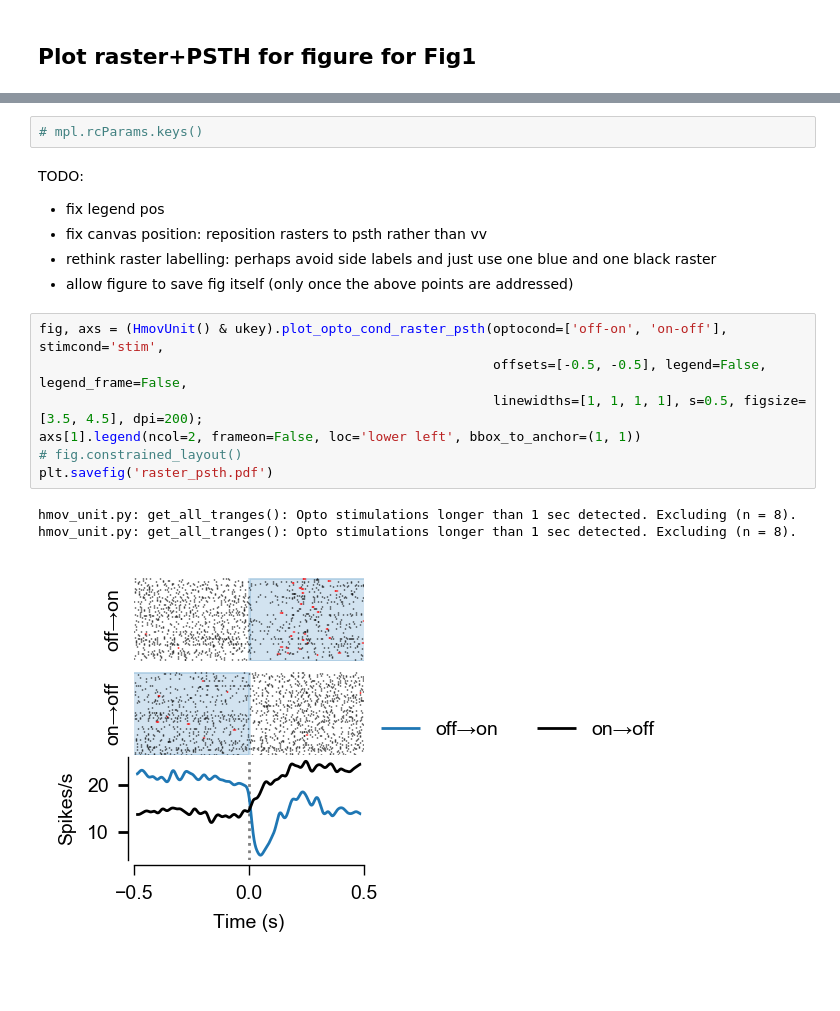
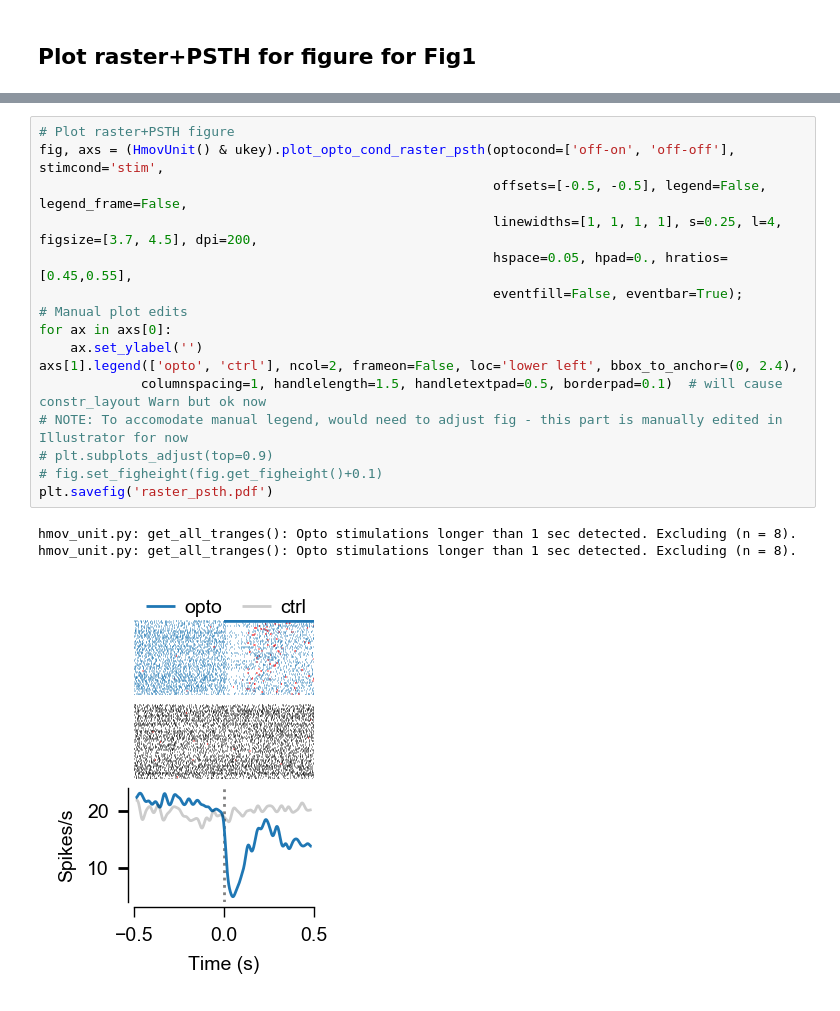
Before and after one commit to yannikbauer/hollymov_code, a Jupyter notebook: hmov_code/fig_01/plot_opto_raster_psth.ipynb, the cells around one changed output, grey strips where cells are left out. Saved outputs shown, nothing was run; the diff lists cells and outputs as text; blank space fills up the shorter version.

Commit message:
update opto raster + PSTH code and plot

```diff
--- a/hmov_code/fig_01/plot_opto_raster_psth.ipynb
+++ b/hmov_code/fig_01/plot_opto_raster_psth.ipynb
@@ -54,22 +53,23 @@ plt.rcParams.update({
     'ytick.labelsize': 7,
     'legend.fontsize': 7,
     })
-# %%
-# mpl.rcParams.keys()
-# %% [markdown]
-TODO:
-- fix legend pos
-- fix canvas position: reposition rasters to psth rather than vv
-- rethink raster labelling: perhaps avoid side labels and just use one blue and one black raster
-- allow figure to save fig itself (only once the above points are addressed)
 # %%
-fig, axs = (HmovUnit() & ukey).plot_opto_cond_raster_psth(optocond=['off-on', 'on-off'], stimcond='stim',
+# Plot raster+PSTH figure
+fig, axs = (HmovUnit() & ukey).plot_opto_cond_raster_psth(optocond=['off-on', 'off-off'], stimcond='stim',
                                                           offsets=[-0.5, -0.5], legend=False, legend_frame=False,
-                                                          linewidths=[1, 1, 1, 1], s=0.5, figsize=[3.5, 4.5], dpi=200);
-axs[1].legend(ncol=2, frameon=False, loc='lower left', bbox_to_anchor=(1, 1))
-# fig.constrained_layout()
+                                                          linewidths=[1, 1, 1, 1], s=0.25, l=4, figsize=[3.7, 4.5], dpi=200,
+                                                          hspace=0.05, hpad=0., hratios=[0.45,0.55],
+                                                          eventfill=False, eventbar=True);
+# Manual plot edits
+for ax in axs[0]:
+    ax.set_ylabel('')
+axs[1].legend(['opto', 'ctrl'], ncol=2, frameon=False, loc='lower left', bbox_to_anchor=(0, 2.4),
+             columnspacing=1, handlelength=1.5, handletextpad=0.5, borderpad=0.1)  # will cause constr_layout Warn but ok now
+# NOTE: To accomodate manual legend, would need to adjust fig - this part is manually edited in Illustrator for now
+# plt.subplots_adjust(top=0.9)
+# fig.set_figheight(fig.get_figheight()+0.1)
 plt.savefig('raster_psth.pdf')
 # %% [output]
 hmov_unit.py: get_all_tranges(): Opto stimulations longer than 1 sec detected. Excluding (n = 8).
 hmov_unit.py: get_all_tranges(): Opto stimulations longer than 1 sec detected. Excluding (n = 8).
-[figure, old version]
+[figure, new version]
```
Also changed, not shown: parts of 4 cells of this notebook, 2 other files.
